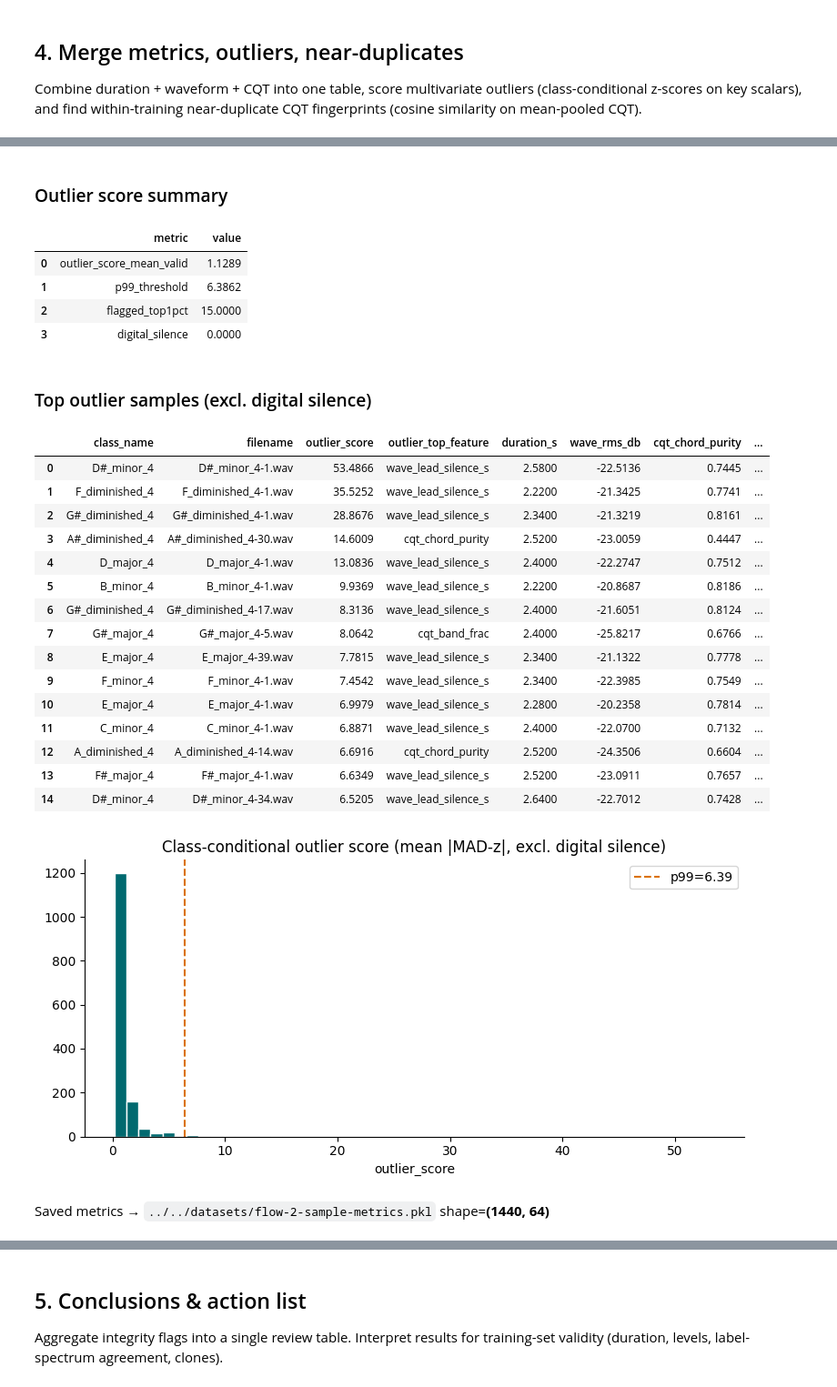
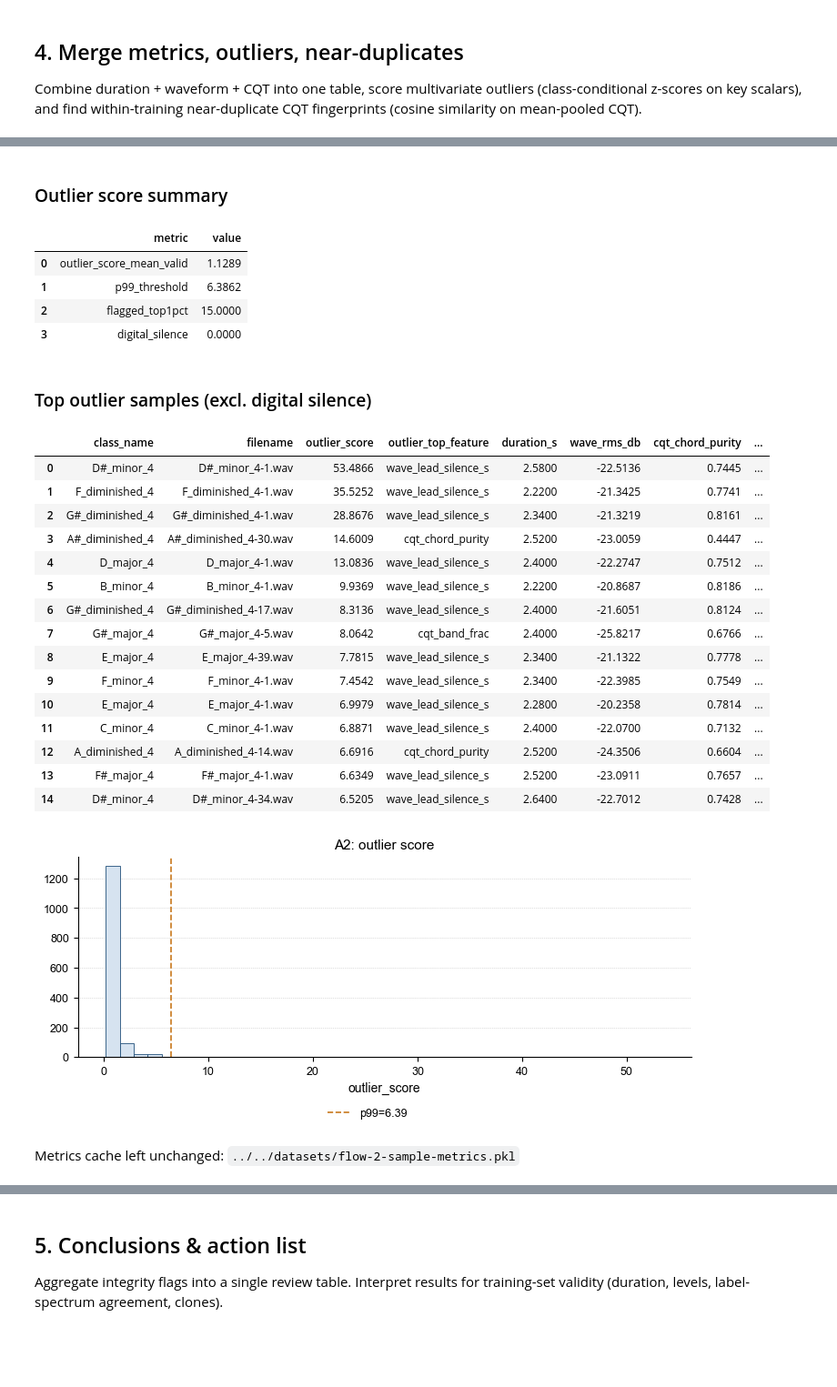
Before and after one commit to sglkc/chord-detector, a Jupyter notebook: training/notebooks/flow-2/dataset-info.ipynb, the cells around one changed output, grey strips where cells are left out. Shown at 91% size. Cells and saved outputs as stored; diff of their text form; code cells hidden in the pictures; blank space fills up the shorter version.

```diff
--- a/training/notebooks/flow-2/dataset-info.ipynb
+++ b/training/notebooks/flow-2/dataset-info.ipynb
@@ -1109,45 +1256,52 @@ display(
     .reset_index(drop=True)
 )
 
-fig, ax = plt.subplots(figsize=(8, 4))
-ax.hist(metrics.loc[valid, "outlier_score"], bins=50, color="#01696f", edgecolor="white")
-ax.axvline(thr, color="#da7101", linestyle="--", label=f"p99={thr:.2f}")
-ax.set_title("Class-conditional outlier score (mean |MAD-z|, excl. digital silence)")
-ax.set_xlabel("outlier_score")
-ax.legend()
-ax.spines[["top", "right"]].set_visible(False)
-plt.tight_layout()
+fig, ax = plt.subplots(figsize=(7.2, 3.2), layout="constrained")
+hist_metric(
+    ax, metrics.loc[valid, "outlier_score"],
+    f"{DATASET_LABEL}: outlier score",
+    xlabel="outlier_score",
+)
+ax.axvline(thr, color=C_ACCENT, linestyle="--", linewidth=1.2)
+fig.legend(
+    handles=[plt.Line2D([0], [0], color=C_ACCENT, linestyle="--", linewidth=1.2)],
+    labels=[f"p99={thr:.2f}"],
+    loc="outside lower center",
+)
 plt.show()
 
-metrics.to_pickle(METRICS_PATH)
-display(Markdown(f"Saved metrics → `{METRICS_PATH}`  shape=**{metrics.shape}**"))
+if not (globals().get("reuse_wave") and globals().get("reuse_cqt")):
+    metrics.to_pickle(METRICS_PATH)
+    display(Markdown(f"Saved metrics → `{METRICS_PATH}`  shape=**{metrics.shape}**"))
+else:
+    display(Markdown(f"Metrics cache left unchanged: `{METRICS_PATH}`"))
 # %% [output]
 ### Digital silence / empty audio (**0** files)
 |  | note |
 | 0 | none |
 ### Outlier score summary
 |  | metric | value |
 | 0 | outlier_score_mean_valid | 1.1289 |
 | 1 | p99_threshold | 6.3862 |
 | 2 | flagged_top1pct | 15.0000 |
 | 3 | digital_silence | 0.0000 |
 ### Top outlier samples (excl. digital silence)
 |  | class_name | filename | outlier_score | outlier_top_feature | duration_s | wave_rms_db | cqt_chord_purity | ... |
 | 0 | D#_minor_4 | D#_minor_4-1.wav | 53.4866 | wave_lead_silence_s | 2.5800 | -22.5136 | 0.7445 | ... |
 | 1 | F_diminished_4 | F_diminished_4-1.wav | 35.5252 | wave_lead_silence_s | 2.2200 | -21.3425 | 0.7741 | ... |
 | 2 | G#_diminished_4 | G#_diminished_4-1.wav | 28.8676 | wave_lead_silence_s | 2.3400 | -21.3219 | 0.8161 | ... |
 | 3 | A#_diminished_4 | A#_diminished_4-30.wav | 14.6009 | cqt_chord_purity | 2.5200 | -23.0059 | 0.4447 | ... |
 | 4 | D_major_4 | D_major_4-1.wav | 13.0836 | wave_lead_silence_s | 2.4000 | -22.2747 | 0.7512 | ... |
 | 5 | B_minor_4 | B_minor_4-1.wav | 9.9369 | wave_lead_silence_s | 2.2200 | -20.8687 | 0.8186 | ... |
 | 6 | G#_diminished_4 | G#_diminished_4-17.wav | 8.3136 | wave_lead_silence_s | 2.4000 | -21.6051 | 0.8124 | ... |
 | 7 | G#_major_4 | G#_major_4-5.wav | 8.0642 | cqt_band_frac | 2.4000 | -25.8217 | 0.6766 | ... |
 | 8 | E_major_4 | E_major_4-39.wav | 7.7815 | wave_lead_silence_s | 2.3400 | -21.1322 | 0.7778 | ... |
 | 9 | F_minor_4 | F_minor_4-1.wav | 7.4542 | wave_lead_silence_s | 2.3400 | -22.3985 | 0.7549 | ... |
 | 10 | E_major_4 | E_major_4-1.wav | 6.9979 | wave_lead_silence_s | 2.2800 | -20.2358 | 0.7814 | ... |
 | 11 | C_minor_4 | C_minor_4-1.wav | 6.8871 | wave_lead_silence_s | 2.4000 | -22.0700 | 0.7132 | ... |
 | 12 | A_diminished_4 | A_diminished_4-14.wav | 6.6916 | cqt_chord_purity | 2.5200 | -24.3506 | 0.6604 | ... |
 | 13 | F#_major_4 | F#_major_4-1.wav | 6.6349 | wave_lead_silence_s | 2.5200 | -23.0911 | 0.7657 | ... |
 | 14 | D#_minor_4 | D#_minor_4-34.wav | 6.5205 | wave_lead_silence_s | 2.6400 | -22.7012 | 0.7428 | ... |
-[figure, old version]
+[figure, new version]
-Saved metrics → `../../datasets/flow-2-sample-metrics.pkl`  shape=**(1440, 64)**
+Metrics cache left unchanged: `../../datasets/flow-2-sample-metrics.pkl`
 # %%
```
Also changed, not shown: parts of 10 cells of this notebook, 4 other files.
